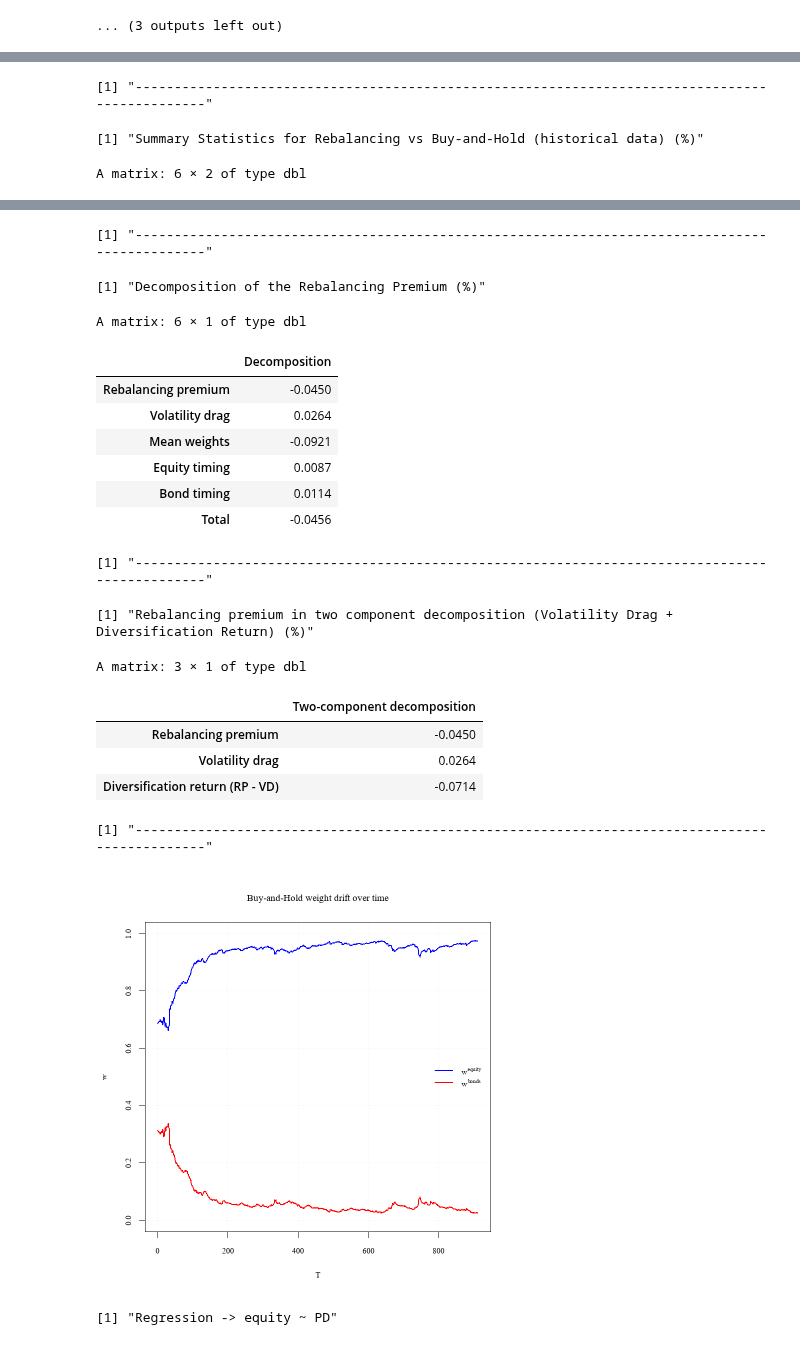
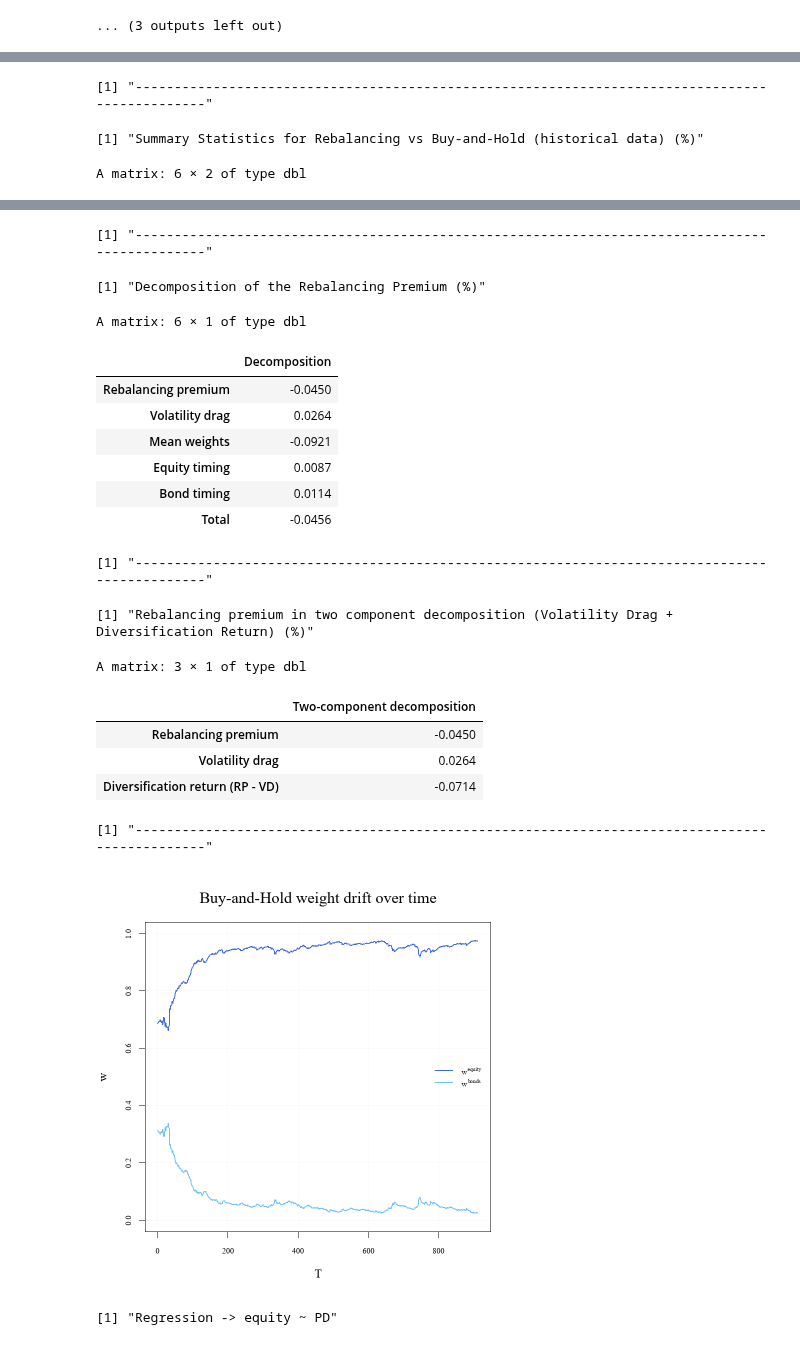
Before and after one commit to S2310053/GRA6560, a Jupyter notebook: main_code.ipynb, the cells around one changed output, grey strips where cells are left out. Saved outputs shown, nothing was run; the diff lists cells and outputs as text; code cells hidden in the pictures.

```diff
--- a/main_code.ipynb
+++ b/main_code.ipynb
@@ -1287,12 +1318,14 @@ paste("-------------------------------------------------------------------------
 #  Plot Buy-and-Hold weight drift over time
 ##
 par(mfrow=c(1,1), family="Times New Roman")
-plot(wBnh[,1], type="l", lwd=2, col="blue", ylim=c(0,1),
+plot(wBnh[,1], type="l", lwd=2, col="royalblue", ylim=c(0,1),
      main="Buy-and-Hold weight drift over time",
-     xlab=TeX("$T$"), ylab=TeX("$w$"))
-lines(wBnh[,2], lwd=2, col="red")
+     xlab=TeX("$T$"), ylab=TeX("$w$"),
+     cex.main=2,
+     cex.lab = 1.5,)
+lines(wBnh[,2], lwd=2, col="#73C2FB")
 legend("right", legend=c(TeX("$w^{equity}$"),TeX("$w^{bonds}$")),
-       col=c("blue","red"), lwd=2, bty = "n")
+       col=c("royalblue","#73C2FB"), lwd=2, bty = "n")
 grid(col = adjustcolor("gray70", alpha.f = 0.2), lwd = 1)
 
 ##
@@ -1324,34 +1357,34 @@ round(decomp2, 4)
 paste("-----------------------------------------------------------------------------------------------")
 # %% [output]
 [1] "-----------------------------------------------------------------------------------------------"
 [1] "Summary Statistics for Rebalancing vs Buy-and-Hold (historical data) (%)"
 A matrix: 6 × 2 of type dbl
 |  | Rebalanced | Buy-and-hold |
 | Arithmetic mean | 0.4312 | 0.5032 |
 | Geometric mean | 0.3871 | 0.4321 |
 | Return volatility | 2.9608 | 3.7477 |
 | Mean equity weight | 0.6851 | 0.9309 |
 | Equity timing | 0.0000 | -0.0087 |
 | Bond timing | 0.0000 | -0.0114 |
 [1] "-----------------------------------------------------------------------------------------------"
 [1] "Decomposition of the Rebalancing Premium (%)"
 A matrix: 6 × 1 of type dbl
 |  | Decomposition |
 | Rebalancing premium | -0.0450 |
 | Volatility drag | 0.0264 |
 | Mean weights | -0.0921 |
 | Equity timing | 0.0087 |
 | Bond timing | 0.0114 |
 | Total | -0.0456 |
 [1] "-----------------------------------------------------------------------------------------------"
 [1] "Rebalancing premium in two component decomposition (Volatility Drag + Diversification Return) (%)"
 A matrix: 3 × 1 of type dbl
 |  | Two-component decomposition |
 | Rebalancing premium | -0.0450 |
 | Volatility drag | 0.0264 |
 | Diversification return (RP - VD) | -0.0714 |
 [1] "-----------------------------------------------------------------------------------------------"
-[figure, old version]
+[figure, new version]
 # %%
 ##
 #  4.3 A) Run regressions on equity and bonds
```
Also changed, not shown: parts of 5 cells of this notebook.
